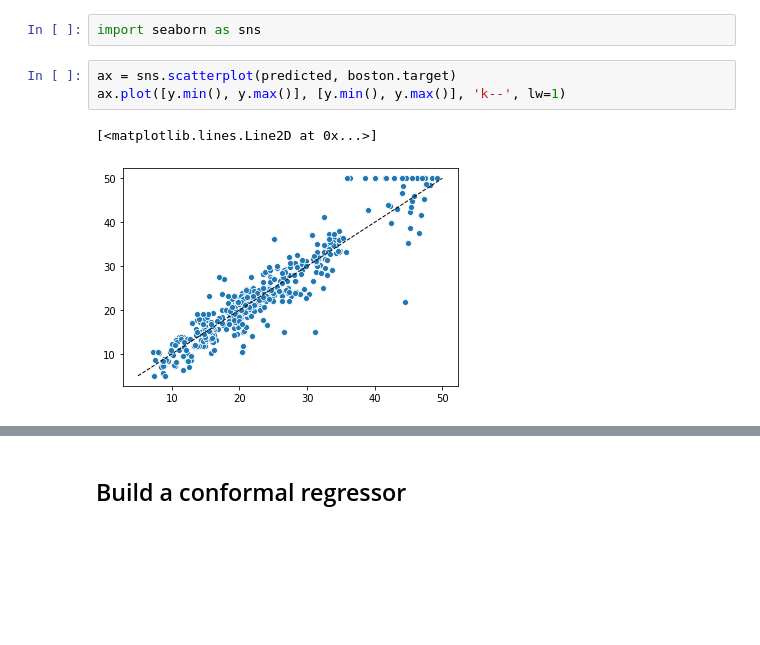
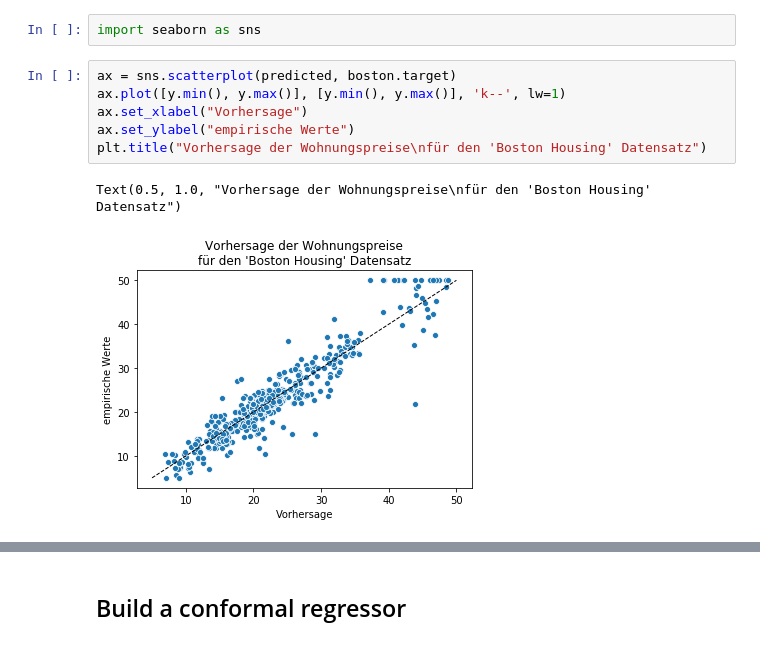
Before and after one commit to cewaphi/auto-ml-tools, a Jupyter notebook: notebooks/analyse-boston.ipynb, the cells around one changed output, grey strips where cells are left out. Cells and saved outputs as stored; diff of their text form; blank space fills up the shorter version.

Commit message:
Update with 2 prediction intervals and some annotations for the figures.

```diff
--- a/notebooks/analyse-boston.ipynb
+++ b/notebooks/analyse-boston.ipynb
@@ -151,9 +151,12 @@ import seaborn as sns
 # %%
 ax = sns.scatterplot(predicted, boston.target)
 ax.plot([y.min(), y.max()], [y.min(), y.max()], 'k--', lw=1)
+ax.set_xlabel("Vorhersage")
+ax.set_ylabel("empirische Werte")
+plt.title("Vorhersage der Wohnungspreise\nfür den 'Boston Housing' Datensatz")
 # %% [output]
-[<matplotlib.lines.Line2D at 0x...>]
+Text(0.5, 1.0, "Vorhersage der Wohnungspreise\nfür den 'Boston Housing' Datensatz")
-[figure, old version]
+[figure, new version]
 # %%
 sns.residplot(predicted[::50], boston.target[::50])
 # %% [output]
```
Also changed, not shown: parts of 21 cells of this notebook.
